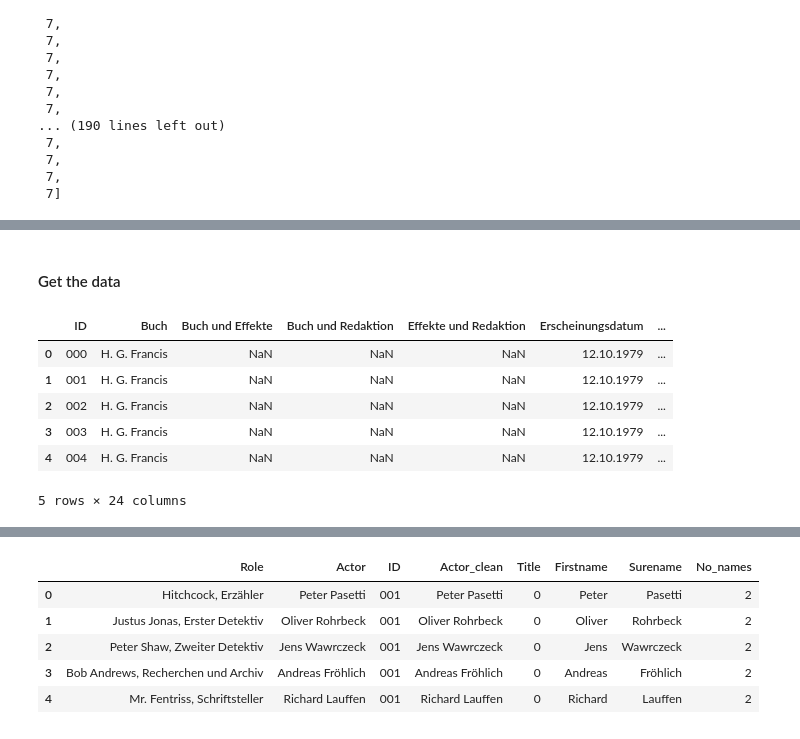
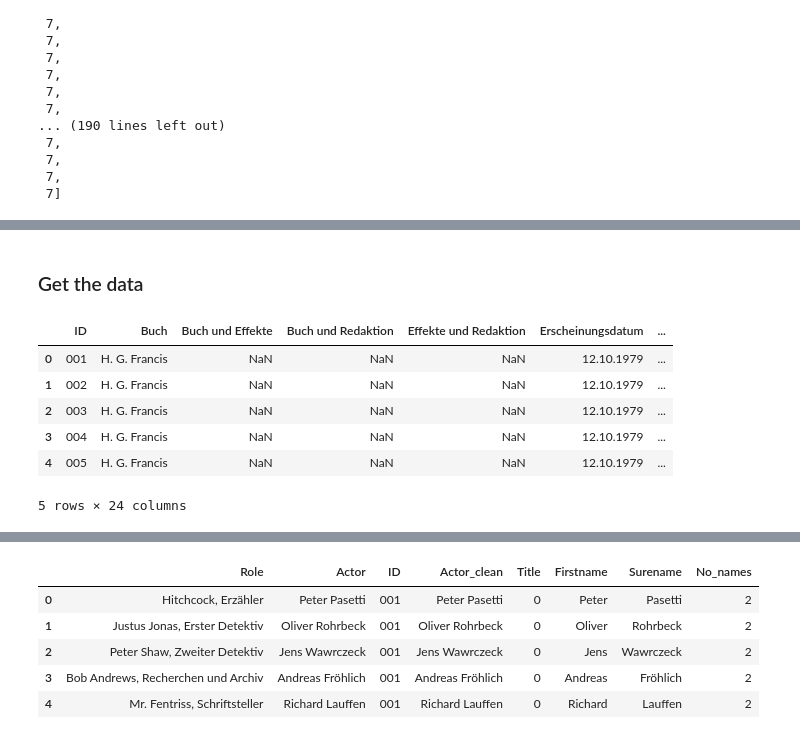
Before and after one commit to Lisa-Ho/three-investigators, a Jupyter notebook: notebooks/three-investigators-part-I.ipynb, the cells around one changed output, grey strips where cells are left out. Cells and saved outputs as stored; diff of their text form; code cells hidden in the pictures.

```diff
--- a/notebooks/three-investigators-analysis.ipynb
+++ b/notebooks/three-investigators-part-I.ipynb
@@ -116,28 +106,29 @@ pd.read_html(html_list[200])[meta_tables[200]].dropna()
 # %% [markdown]
-#### Get the data
+### Get the data
 # %%
 #Get meta data for all pages
 meta = []
 
 for i in range(len(html_list)):
     meta_site = pd.read_html(html_list[i], encoding="utf-8")[meta_tables[i]].dropna(0)#read in the table with the meta data for each site
     title = BeautifulSoup(urlopen(html_list[i]), 'lxml').title.string.replace('(H\xc3\xb6rspiel)', '') #get title
     meta_site = meta_site.append({0: 'Titel:', 1: title}, ignore_index=True) #append title column
     meta_site = meta_site.append({0: 'html', 1: html_list[i]}, ignore_index=True) #add url
     meta_site[0] = meta_site[0].str.replace(":", "").str.strip() #format data
-    meta_site["ID"] = "%03d" % i+1 #add ID column
+    meta_site["ID"] = "%03d" % (i+1) #add ID column
     meta.append(meta_site)
 
-meta = pd.concat(meta, axis=0, sort=True) #join all individual tables together
+#meta = pd.concat(meta, axis=0, sort=True) #join all individual tables together
+meta = pd.concat(meta, axis=0, sort=False)
 meta = meta.groupby(["ID", 0]).agg({1:"first"}).unstack().reset_index()
 meta.columns = [col[1] for col in meta.columns]
 
 meta.head()
 # %% [output]
 |  | ID | Buch | Buch und Effekte | Buch und Redaktion | Effekte und Redaktion | Erscheinungsdatum | ... |
-| 0 | 000 | H. G. Francis | NaN | NaN | NaN | 12.10.1979 | ... |
-| 1 | 001 | H. G. Francis | NaN | NaN | NaN | 12.10.1979 | ... |
-| 2 | 002 | H. G. Francis | NaN | NaN | NaN | 12.10.1979 | ... |
-| 3 | 003 | H. G. Francis | NaN | NaN | NaN | 12.10.1979 | ... |
-| 4 | 004 | H. G. Francis | NaN | NaN | NaN | 12.10.1979 | ... |
+| 0 | 001 | H. G. Francis | NaN | NaN | NaN | 12.10.1979 | ... |
+| 1 | 002 | H. G. Francis | NaN | NaN | NaN | 12.10.1979 | ... |
+| 2 | 003 | H. G. Francis | NaN | NaN | NaN | 12.10.1979 | ... |
+| 3 | 004 | H. G. Francis | NaN | NaN | NaN | 12.10.1979 | ... |
+| 4 | 005 | H. G. Francis | NaN | NaN | NaN | 12.10.1979 | ... |
 5 rows × 24 columns
```
Also changed, not shown: parts of 35 cells of this notebook.
